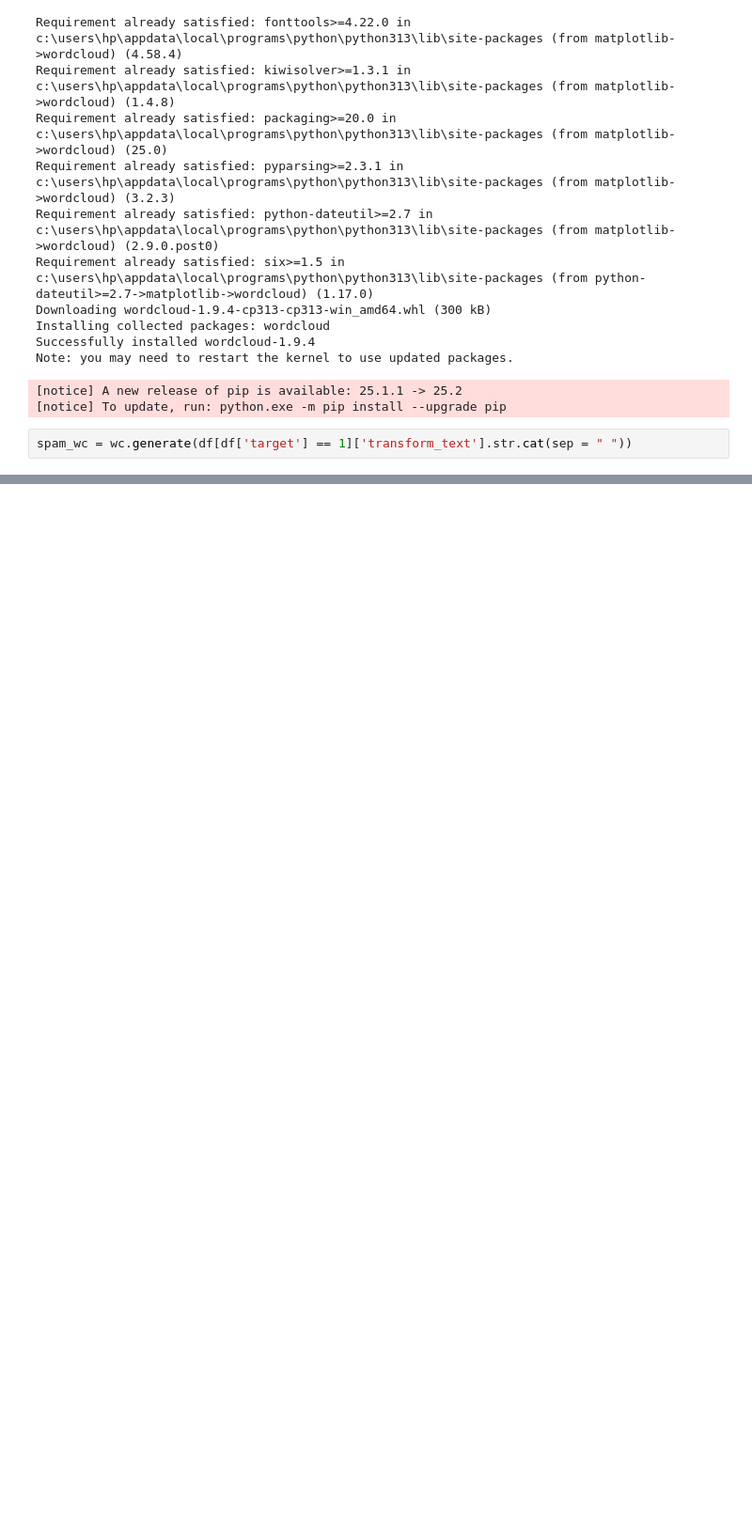
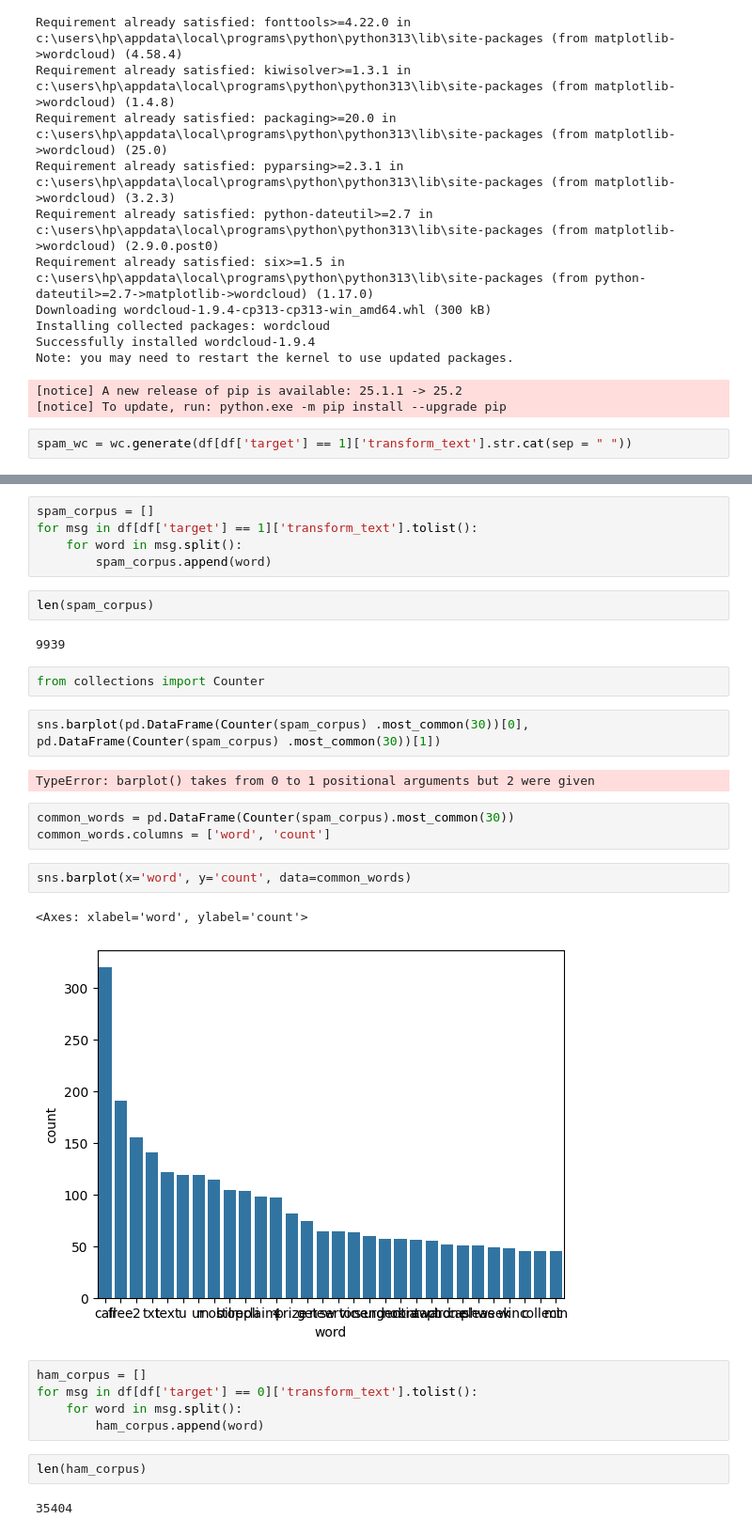
Before and after one commit to Qirrat098/Email-Spam-Classifier-, a Jupyter notebook: Email Spam Detection.ipynb, the cells around one changed output, grey strips where cells are left out. Shown at 94% size. Cells and saved outputs as stored; diff of their text form; blank space fills up the shorter version.

```diff
--- a/Email Spam Detection.ipynb
+++ b/Email Spam Detection.ipynb
@@ -367,0 +384,32 @@ plt.imshow(spam_wc)
+# %%
+spam_corpus = []
+for msg in df[df['target'] == 1]['transform_text'].tolist():
+    for word in msg.split():
+        spam_corpus.append(word)
+# %%
+len(spam_corpus)
+# %% [output]
+9939
+# %%
+from collections import Counter
+# %%
+sns.barplot(pd.DataFrame(Counter(spam_corpus) .most_common(30))[0], pd.DataFrame(Counter(spam_corpus) .most_common(30))[1])
+# %% [output]
+TypeError: barplot() takes from 0 to 1 positional arguments but 2 were given
+# %%
+common_words = pd.DataFrame(Counter(spam_corpus).most_common(30))
+common_words.columns = ['word', 'count']
+# %%
+sns.barplot(x='word', y='count', data=common_words)
+# %% [output]
+<Axes: xlabel='word', ylabel='count'>
+[figure, added]
+# %%
+ham_corpus = []
+for msg in df[df['target'] == 0]['transform_text'].tolist():
+    for word in msg.split():
+        ham_corpus.append(word)
+# %%
+len(ham_corpus)
+# %% [output]
+35404
```
Also changed, not shown: parts of 5 cells of this notebook.
